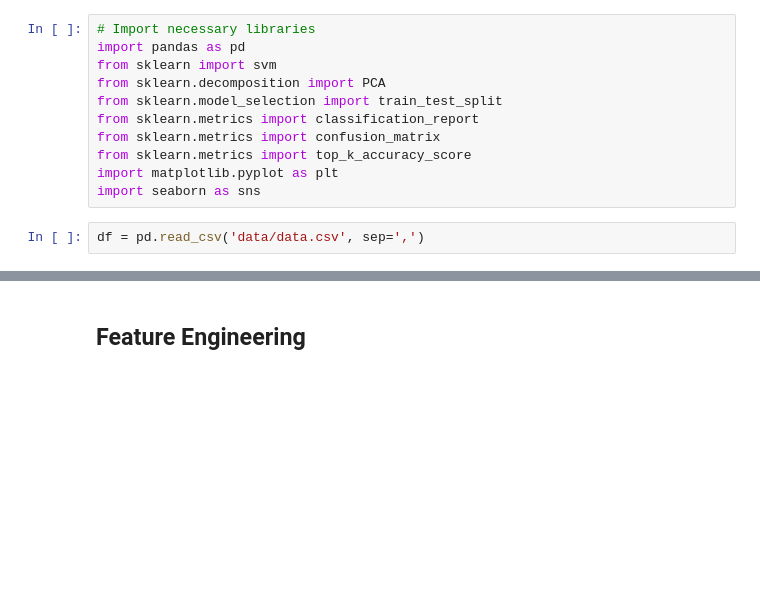
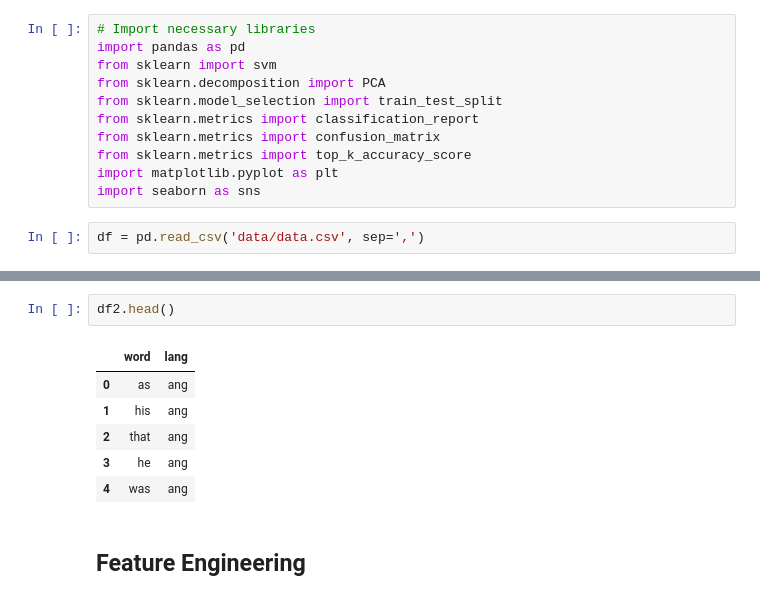
Before and after one commit to jsalisburyv/Machine-Learning, a Jupyter notebook: Practica1/Practica.ipynb, the cells around one changed output, grey strips where cells are left out. Cells and saved outputs as stored; diff of their text form; blank space fills up the shorter version.

```diff
--- a/Practica1/Practica.ipynb
+++ b/Practica1/Practica.ipynb
@@ -82,3 +34,12 @@ df2 = pd.concat([ang, cat, esp, ale, fra, pol, por, rum, ita, sue], ignore_index
+# %%
+df2.head()
+# %% [output]
+|  | word | lang |
+| 0 | as | ang |
+| 1 | his | ang |
+| 2 | that | ang |
+| 3 | he | ang |
+| 4 | was | ang |
 # %% [markdown]
 ## Feature Engineering
 # %%
```
Also changed, not shown: parts of 9 cells of this notebook.
